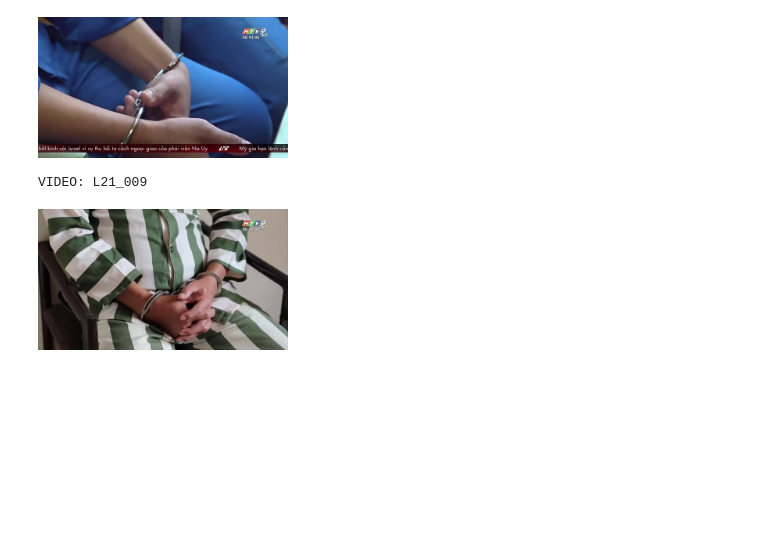
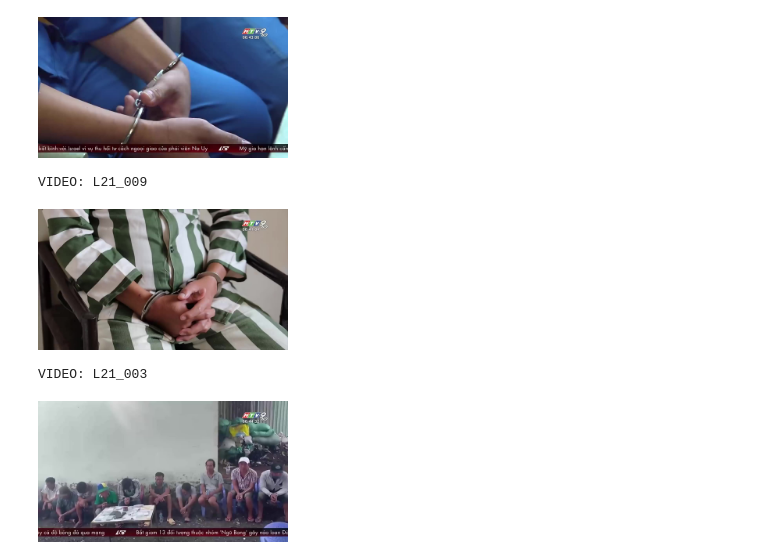
Before and after one commit to ChuongLe279/video-retrieval-embedding, a Jupyter notebook: main.ipynb, the cells around one changed output. Cells and saved outputs as stored; diff of their text form; code cells hidden in the pictures; blank space fills up the shorter version.

```diff
--- a/main.ipynb
+++ b/main.ipynb
@@ -125,3 +125,9 @@ display(Image(filename="pic/139.jpg", width=250))
 # %% [output]
 VIDEO: L21_009
 [figure]
+# %%
+print("VIDEO: L21_003")
+display(Image(filename="pic/175.jpg", width=250))
+# %% [output]
+VIDEO: L21_003
+[figure, added]
```
Also changed, not shown: parts of 1 cell of this notebook, 1 other file.
